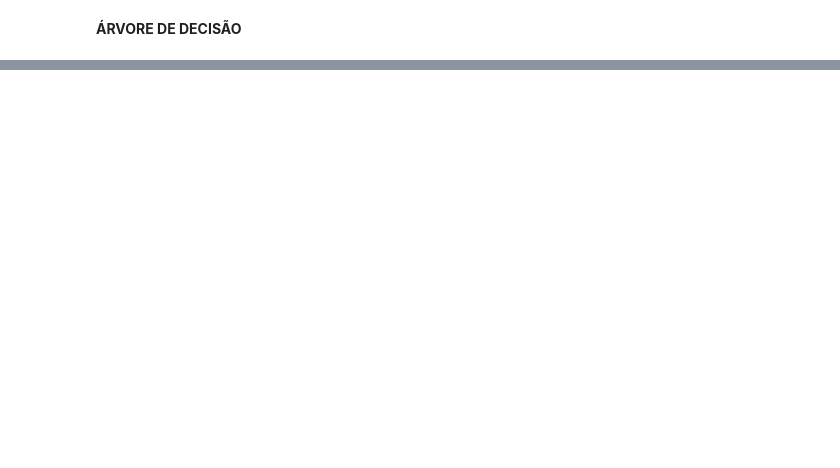
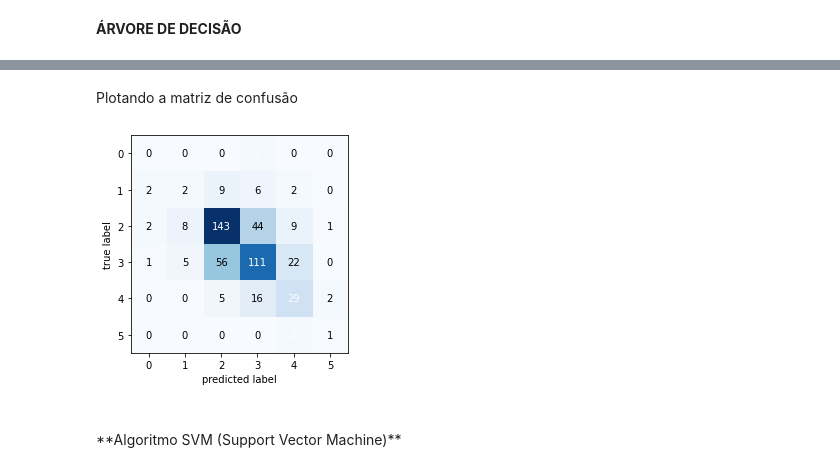
Before and after one commit to vivirocha/Bootcamp_MachineLearning, a Jupyter notebook: Desafio1_MachineLearning.ipynb, the cells around one changed output, grey strips where cells are left out. Drawn from its saved outputs; the diff is of its cells as text; code cells hidden in the pictures; blank space fills up the shorter version.

```diff
--- a/Desafio1_MachineLearning.ipynb
+++ b/Desafio1_MachineLearning.ipynb
@@ -195,3 +233,3 @@ wine.sort_values(by='fixed acidity')
 # %%
-X = wine.iloc[:,:-1]
-y = wine.iloc[:,11]
+X = wine.iloc[:,:-2]
+y = wine.iloc[:, 11]
@@ -198,4 +245,3 @@ y = wine.iloc[:,11]
 # %%
-#Criando a base teste e a base de treinamento
 from sklearn.model_selection import train_test_split
-x_train, x_test, y_train, y_test = train_test_split(X,y,test_size=0.30, random_state=1)
+X_train, X_test, y_train, y_test = train_test_split(X, y, test_size=0.30, random_state=1)
@@ -204,8 +257,7 @@ x_train, x_test, y_train, y_test = train_test_split(X,y,test_size=0.30, random_s
 # %%
-#Aplique o modelo de normalização MinMaxScaler com os valores "default" para os dados de entrada.
 from sklearn.preprocessing import MinMaxScaler
 scaler = MinMaxScaler()
-scaler.fit(x_train)
+scaler.fit(X_train)
 
-X_train = scaler.transform(x_train)
-x_test = scaler.transform(x_test)
+X_train = scaler.transform(X_train)
+X_test = scaler.transform(X_test)
@@ -259,4 +354,4 @@ clf = DecisionTreeClassifier()
 clf = clf.fit(X_train, y_train)
 
 #Realizando a previsão de classificação
-y_pred = clf.predict(x_test)
+y_pred = clf.predict(X_test)
@@ -295,0 +382,14 @@ weighted avg       0.61      0.61      0.61       480
+# %% [markdown]
+Plotando a matriz de confusão
+# %%
+#Avaliando o modelo
+#plotando da matriz de confusão
+arvmatriz_confusao = confusion_matrix(y_test, y_pred)
+from mlxtend.plotting import plot_confusion_matrix
+fig, ax = plot_confusion_matrix(conf_mat=arvmatriz_confusao)
+plt.show()
+# %% [output]
+[figure, added]
+# %% [markdown]
+<br>
+**Algoritmo SVM (Support Vector Machine)**
```
Also changed, not shown: parts of 44 cells of this notebook.
